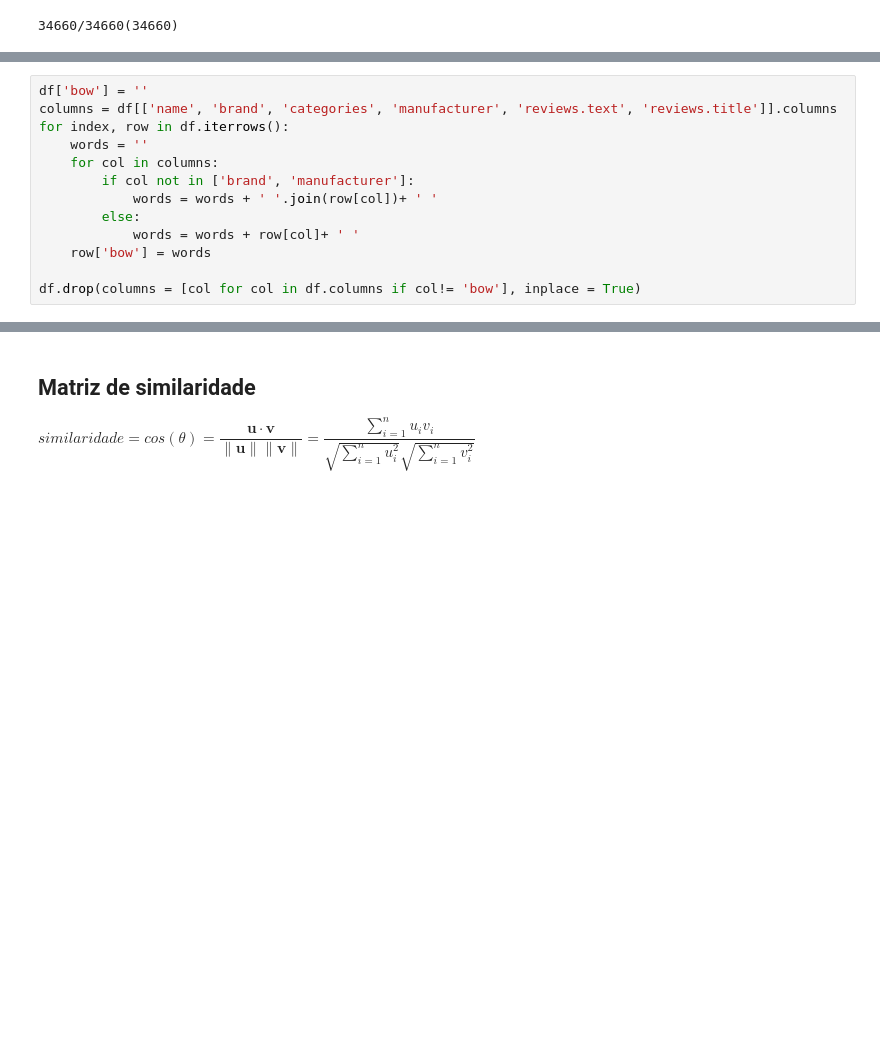
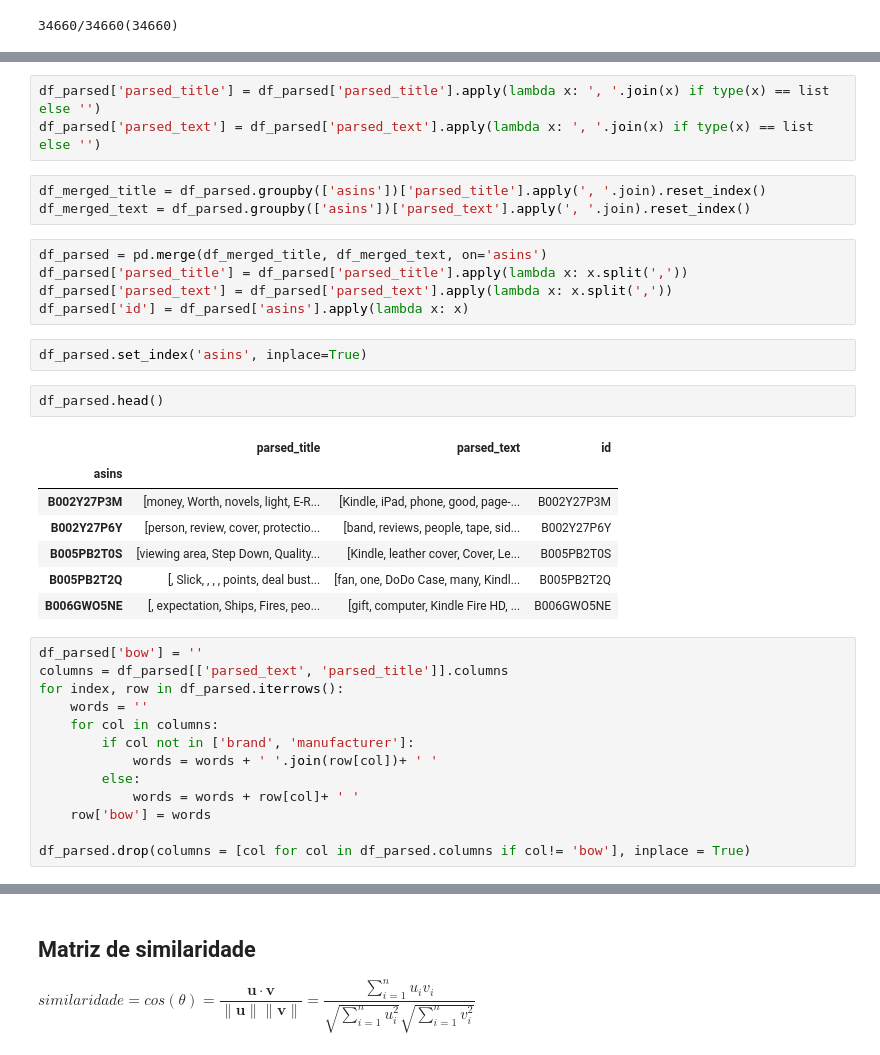
Before and after one commit to LuanAraldi/PLN-recommender, a Jupyter notebook: engine/content_based_PLN.ipynb, the cells around one changed output, grey strips where cells are left out. Saved outputs shown, nothing was run; the diff lists cells and outputs as text; blank space fills up the shorter version.

```diff
--- a/engine/content_based_PLN.ipynb
+++ b/engine/content_based_PLN.ipynb
@@ -298,7 +308,30 @@ df.groupby('asins', as_index=False).agg(lambda x: x.tolist())
+# %%
+df_parsed['parsed_title'] = df_parsed['parsed_title'].apply(lambda x: ', '.join(x) if type(x) == list else '')
+df_parsed['parsed_text'] = df_parsed['parsed_text'].apply(lambda x: ', '.join(x) if type(x) == list else '')
+# %%
+df_merged_title = df_parsed.groupby(['asins'])['parsed_title'].apply(', '.join).reset_index()
+df_merged_text = df_parsed.groupby(['asins'])['parsed_text'].apply(', '.join).reset_index()
+# %%
+df_parsed = pd.merge(df_merged_title, df_merged_text, on='asins')
+df_parsed['parsed_title'] = df_parsed['parsed_title'].apply(lambda x: x.split(','))
+df_parsed['parsed_text'] = df_parsed['parsed_text'].apply(lambda x: x.split(','))
+df_parsed['id'] = df_parsed['asins'].apply(lambda x: x)
+# %%
+df_parsed.set_index('asins', inplace=True)
+# %%
+df_parsed.head()
+# %% [output]
+|  | parsed_title | parsed_text | id |
+| asins |  |  |  |
+| B002Y27P3M | [money, Worth, novels, light, E-R... | [Kindle, iPad, phone, good, page-... | B002Y27P3M |
+| B002Y27P6Y | [person, review, cover, protectio... | [band, reviews, people, tape, sid... | B002Y27P6Y |
+| B005PB2T0S | [viewing area, Step Down, Quality... | [Kindle, leather cover, Cover, Le... | B005PB2T0S |
+| B005PB2T2Q | [, Slick, , , , points, deal bust... | [fan, one, DoDo Case, many, Kindl... | B005PB2T2Q |
+| B006GWO5NE | [, expectation, Ships, Fires, peo... | [gift, computer, Kindle Fire HD, ... | B006GWO5NE |
 # %%
-df['bow'] = ''
-columns = df[['name', 'brand', 'categories', 'manufacturer', 'reviews.text', 'reviews.title']].columns
-for index, row in df.iterrows():
+df_parsed['bow'] = ''
+columns = df_parsed[['parsed_text', 'parsed_title']].columns
+for index, row in df_parsed.iterrows():
     words = ''
     for col in columns:
         if col not in ['brand', 'manufacturer']:
@@ -307,5 +340,5 @@ for index, row in df.iterrows():
             words = words + row[col]+ ' '
     row['bow'] = words
 
-df.drop(columns = [col for col in df.columns if col!= 'bow'], inplace = True)
+df_parsed.drop(columns = [col for col in df_parsed.columns if col!= 'bow'], inplace = True)
 # %%
```
Also changed, not shown: parts of 9 cells of this notebook.
